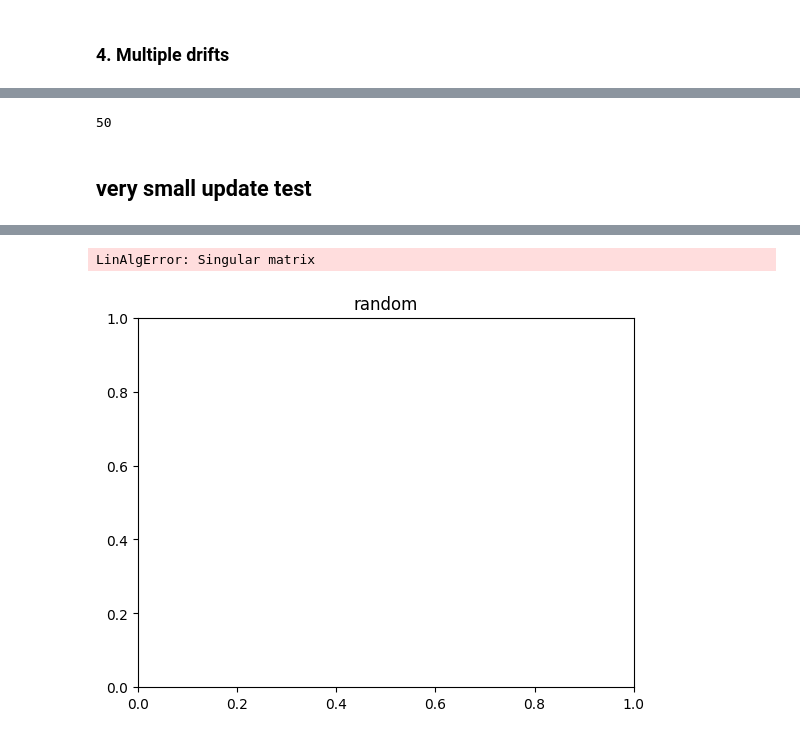
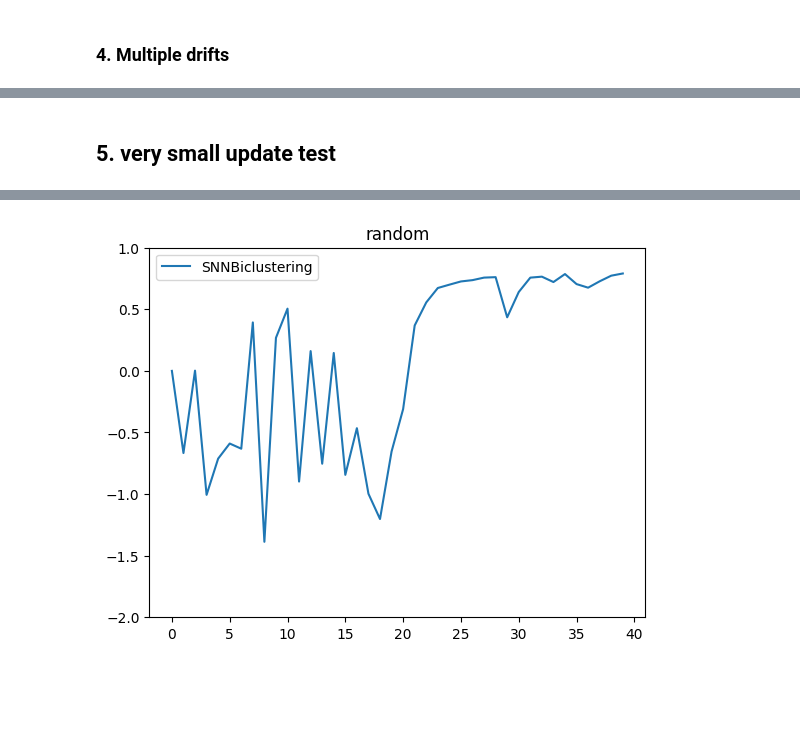
Before and after one commit to AbdullahO/What-If, a Jupyter notebook: eval_drift.ipynb, the cells around one changed output, grey strips where cells are left out. Saved outputs shown, nothing was run; the diff lists cells and outputs as text; code cells hidden in the pictures; blank space fills up the shorter version.

Commit message:
update test str

```diff
--- a/eval_drift.ipynb
+++ b/eval_drift.ipynb
@@ -217,22 +205,8 @@ Evaluate SNNBiclustering for random
 # %% [markdown]
 ### 3. Single drift
 # %%
-
-
-
-# data examples
-datasets_assignment_generators = [
-    sales_data_si_assignment,
-    sales_data_staggering_assignment,
-    sales_data_random_assignment,
-]
-data_names = ["SI sparsity", "staggered", "random"]
-num_datasets = len(datasets_assignment_generators)
-
-algorithms = ["SNNBiclustering"]
 chunksize = [100]
 datasize = 600
-data_gen = get_sales_data
 drifts = [300]
 repeat = 1
 for k, data_assignment in enumerate(datasets_assignment_generators[:]):
@@ -253,7 +227,5 @@ for k, data_assignment in enumerate(datasets_assignment_generators[:]):
                 )
                 print(f"Evaluate {alg} for {data_names[k]}")
                 plt.plot(r2_scores.mean(1), label = alg)
-                plt.figure()
-                plt.plot(cusum)
     plt.legend()
 # %% [output]
@@ -280,22 +249,8 @@ No artists with labels found to put in legend.  Note that artists whose label st
 # %% [markdown]
 ### 4. Multiple drifts
 # %%
-
-
-
-# data examples
-datasets_assignment_generators = [
-    sales_data_si_assignment,
-    sales_data_staggering_assignment,
-    sales_data_random_assignment,
-]
-data_names = ["SI sparsity", "staggered", "random"]
-num_datasets = len(datasets_assignment_generators)
-
-algorithms = ["SNNBiclustering"]
 chunksize = [100]
 datasize = 1200
-data_gen = get_sales_data
 drifts = [400, 800]
 repeat = 1
 for k, data_assignment in enumerate(datasets_assignment_generators[:]):
@@ -334,26 +306,10 @@ plt.plot(model.cusum)
-# %%
-model.threshold_multiplier
-# %% [output]
-50
 # %% [markdown]
-## very small update test
+## 5. very small update test
 # %%
 
 
-
-# data examples
-datasets_assignment_generators = [
-    sales_data_si_assignment,
-    sales_data_staggering_assignment,
-    sales_data_random_assignment,
-]
-data_names = ["SI sparsity", "staggered", "random"]
-num_datasets = len(datasets_assignment_generators)
-
-algorithms = ["SNNBiclustering"]
-chunksize = [1]
+chunksize = [5]
 datasize = 200
-data_gen = get_sales_data
 drifts = [140]
 repeat = 1
 for k, data_assignment in enumerate(datasets_assignment_generators[:]):
@@ -376,4 +332,5 @@ for k, data_assignment in enumerate(datasets_assignment_generators[:]):
                 print(f"Evaluate {alg} for {data_names[k]}")
                 plt.plot(r2_scores.mean(1), label = alg)
     plt.legend()
+    plt.ylim([-2,1])
 # %% [output]
@@ -397,2 +354 @@ predict
-LinAlgError: Singular matrix
-[figure, old version]
+[figure, new version]
```
Also changed, not shown: parts of 8 cells of this notebook, 1 other file.
